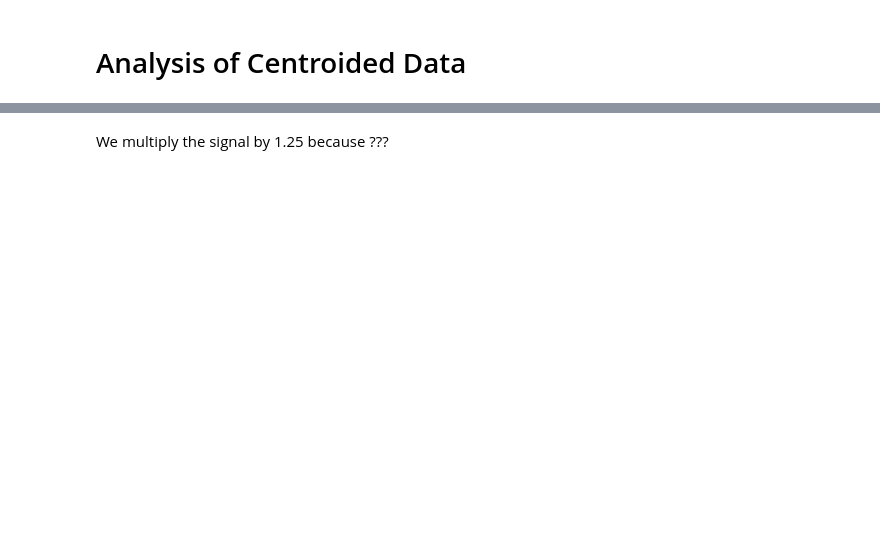
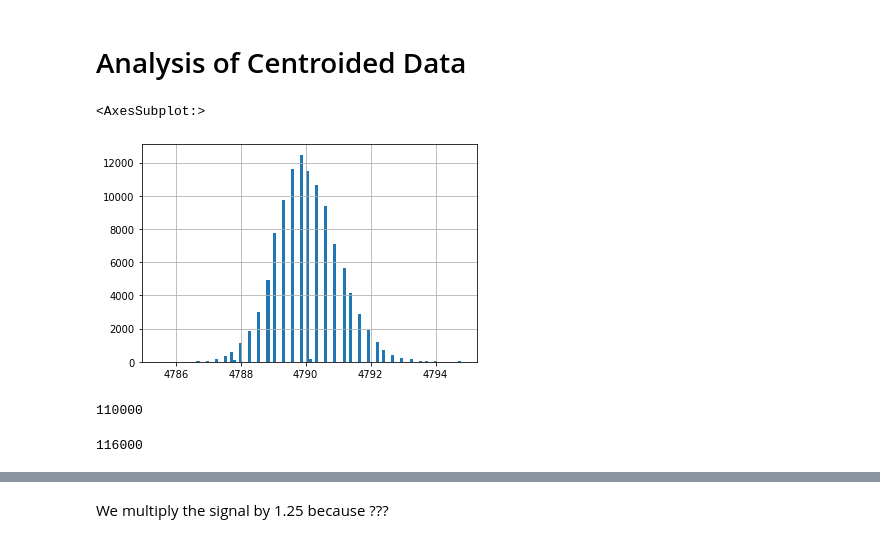
Before and after one commit to gmogol/Timepix, a Jupyter notebook: full_tpx_analysis.ipynb, the cells around one changed output, grey strips where cells are left out. Cells and saved outputs as stored; diff of their text form; code cells hidden in the pictures; blank space fills up the shorter version.

```diff
--- a/full_tpx_analysis.ipynb
+++ b/full_tpx_analysis.ipynb
@@ -11,2 +11,7 @@ background= pd.read_csv('background11.csv',index_col=False)
 background.delta_t = background.delta_t*1e9
+# %%
+background.delta_t.hist(bins=100)
+# %% [output]
+<AxesSubplot:>
+[figure, added]
 # %%
@@ -14,0 +23,8 @@ signal.delta_t = signal.delta_t*1e9
+# %%
+len(background)
+# %% [output]
+110000
+# %%
+len(signal)
+# %% [output]
+116000
```
Also changed, not shown: parts of 51 cells of this notebook, 1 other file.
